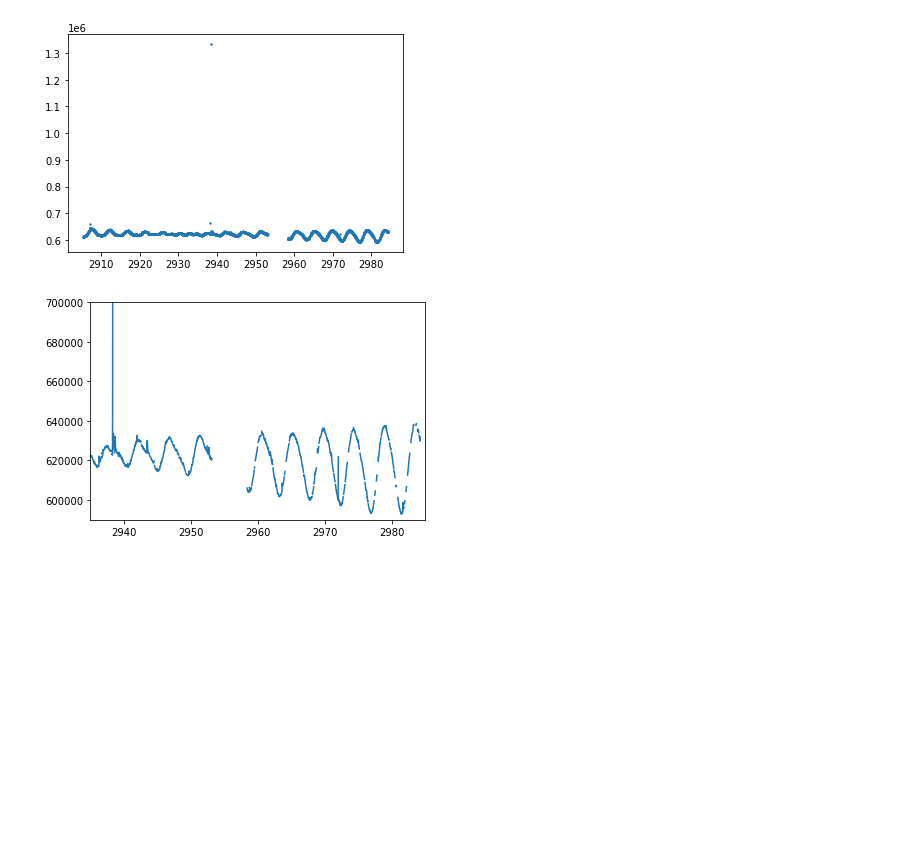
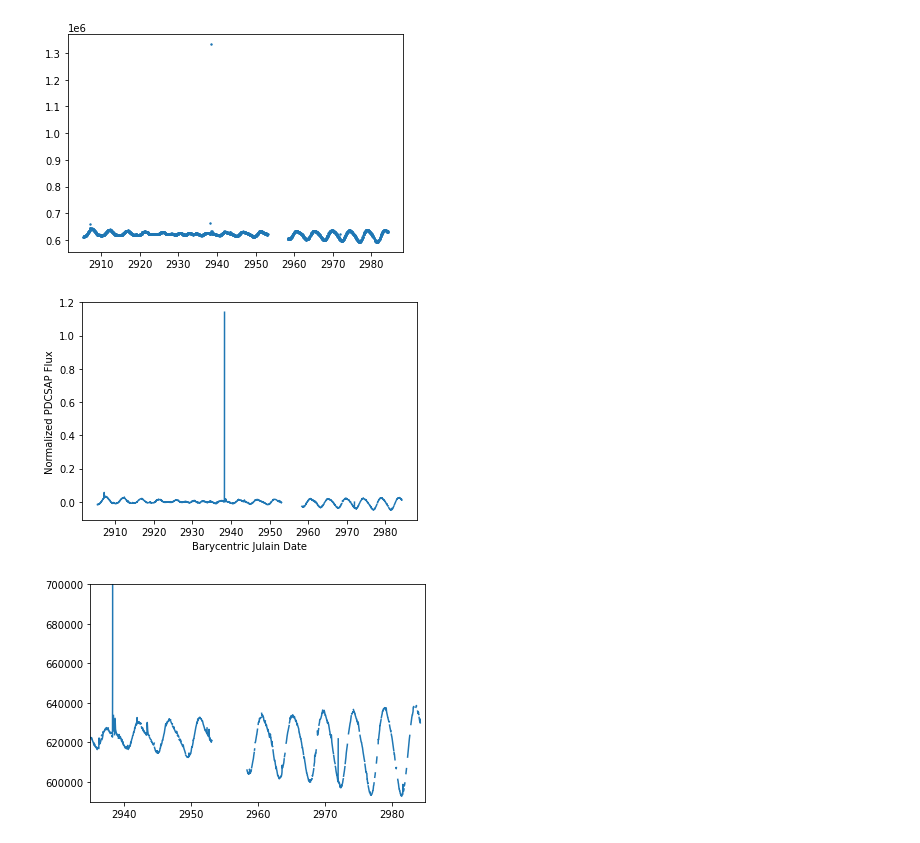
Before and after one commit to exoclam/epic-246301900, a Jupyter notebook: injection-recovery/injection_recovery.ipynb, the cells around one changed output. Saved outputs shown, nothing was run; the diff lists cells and outputs as text; code cells hidden in the pictures; blank space fills up the shorter version.

```diff
--- a/injection-recovery/injection_recovery.ipynb
+++ b/injection-recovery/injection_recovery.ipynb
@@ -80,6 +80,14 @@ plt.scatter(df.TIME, df.PDCSAP_FLUX, s=2)
 plt.show()
 # %% [output]
 [figure]
+# %%
+plt.plot(df.TIME, df.PDCSAP_FLUX/np.nanmedian(df.PDCSAP_FLUX) - 1)
+plt.xlabel('Barycentric Julain Date')
+plt.ylabel('Normalized PDCSAP Flux')
+plt.savefig('normalized_lightcurve.png', format='png')
+plt.show()
+# %% [output]
+[figure, added]
 # %%
 # examine the gap
 plt.plot(df.TIME, df.PDCSAP_FLUX)
```
Also changed, not shown: parts of 3 cells of this notebook, 2 other files.
